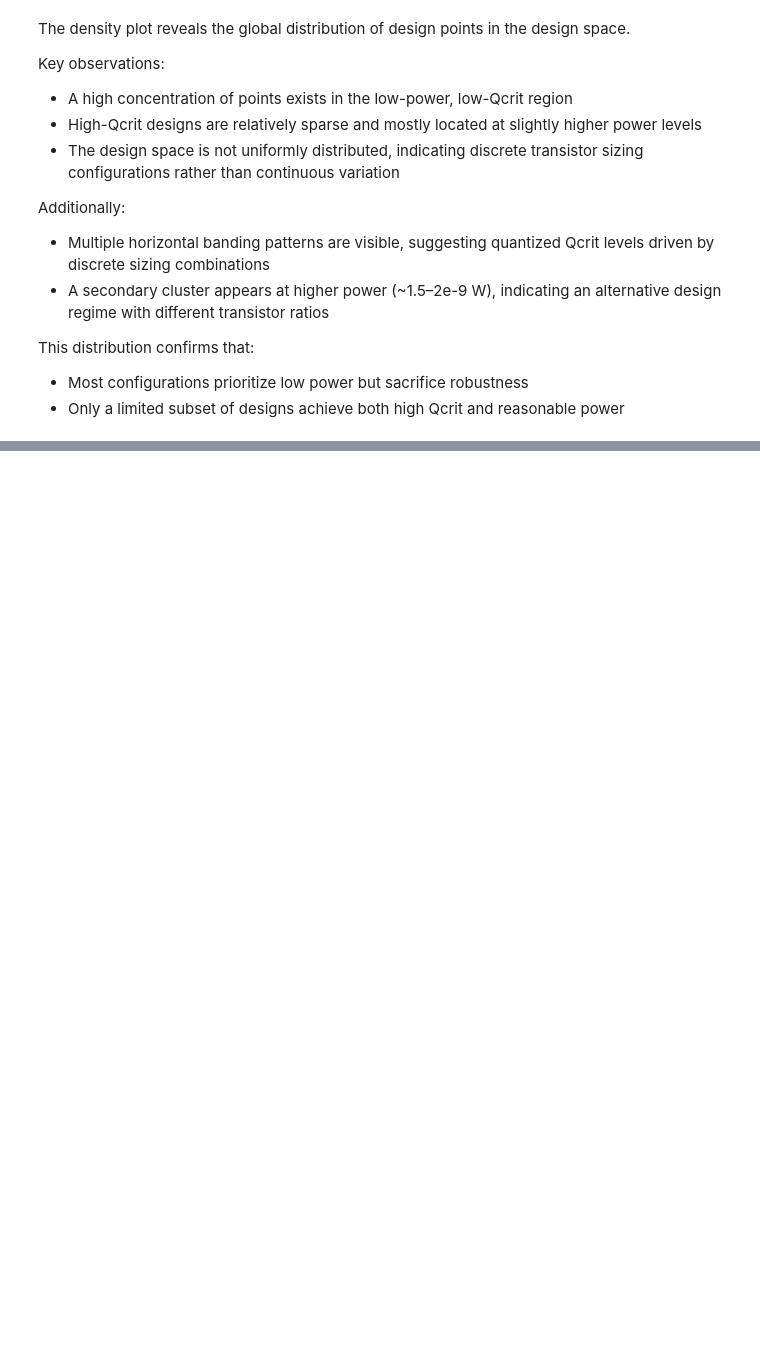
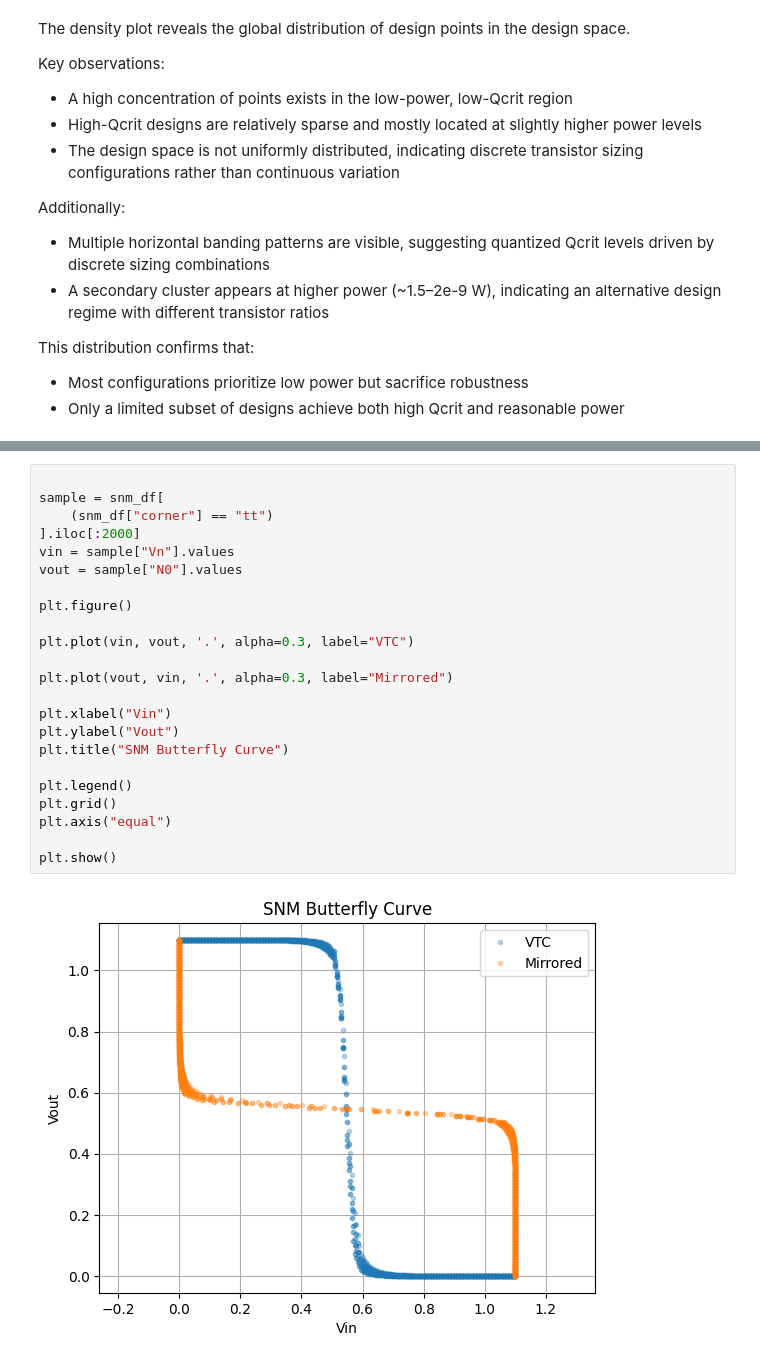
Before and after one commit to gannon1penn/ESE5760_Final_Project, a Jupyter notebook: sram_analysis.ipynb, the cells around one changed output, grey strips where cells are left out. Drawn from its saved outputs; the diff is of its cells as text; blank space fills up the shorter version.

```diff
--- a/sram_analysis.ipynb
+++ b/sram_analysis.ipynb
@@ -838,0 +1000,25 @@ This distribution confirms that:
+# %%
+
+sample = snm_df[
+    (snm_df["corner"] == "tt")
+].iloc[:2000]
+vin = sample["Vn"].values
+vout = sample["N0"].values
+
+plt.figure()
+
+plt.plot(vin, vout, '.', alpha=0.3, label="VTC")
+
+plt.plot(vout, vin, '.', alpha=0.3, label="Mirrored")
+
+plt.xlabel("Vin")
+plt.ylabel("Vout")
+plt.title("SNM Butterfly Curve")
+
+plt.legend()
+plt.grid()
+plt.axis("equal")
+
+plt.show()
+# %% [output]
+[figure, added]
```
Also changed, not shown: parts of 8 cells of this notebook.
